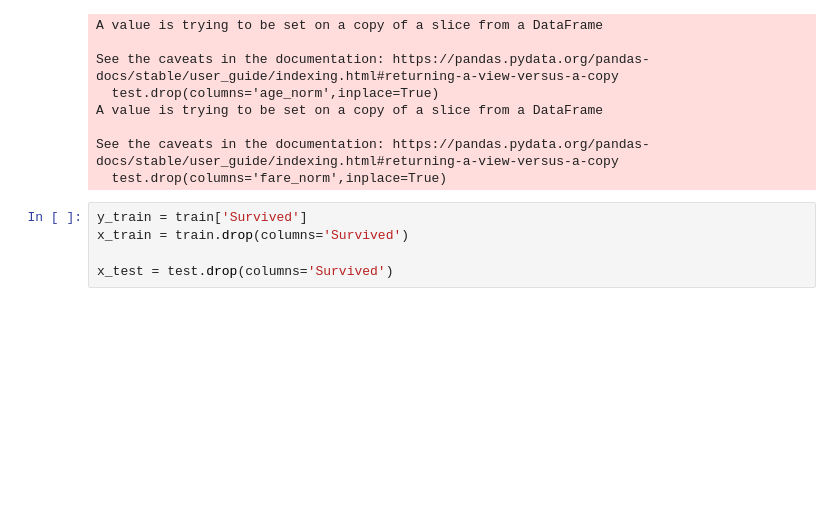
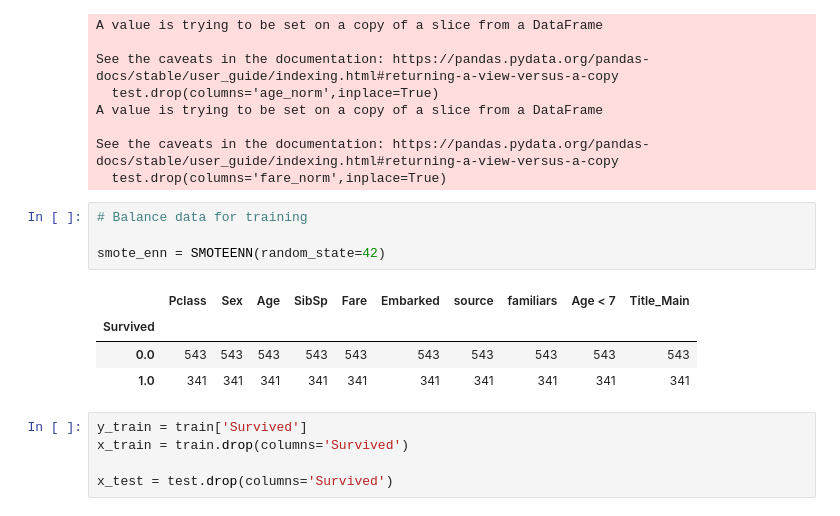
Before and after one commit to ezeriosk/Logistic_Reggresion_Titanic, a Jupyter notebook: log_reg_titanic.ipynb, the cells around one changed output. Saved outputs shown, nothing was run; the diff lists cells and outputs as text; blank space fills up the shorter version.

```diff
--- a/log_reg_titanic.ipynb
+++ b/log_reg_titanic.ipynb
@@ -475,6 +476,15 @@ A value is trying to be set on a copy of a slice from a DataFrame
 
 See the caveats in the documentation: https://pandas.pydata.org/pandas-docs/stable/user_guide/indexing.html#returning-a-view-versus-a-copy
   test.drop(columns='fare_norm',inplace=True)
+# %%
+# Balance data for training
+
+smote_enn = SMOTEENN(random_state=42)
+# %% [output]
+|  | Pclass | Sex | Age | SibSp | Fare | Embarked | source | familiars | Age < 7 | Title_Main |
+| Survived |  |  |  |  |  |  |  |  |  |  |
+| 0.0 | 543 | 543 | 543 | 543 | 543 | 543 | 543 | 543 | 543 | 543 |
+| 1.0 | 341 | 341 | 341 | 341 | 341 | 341 | 341 | 341 | 341 | 341 |
 # %%
 y_train = train['Survived']
 x_train = train.drop(columns='Survived')
```
Also changed, not shown: parts of 2 cells of this notebook.
